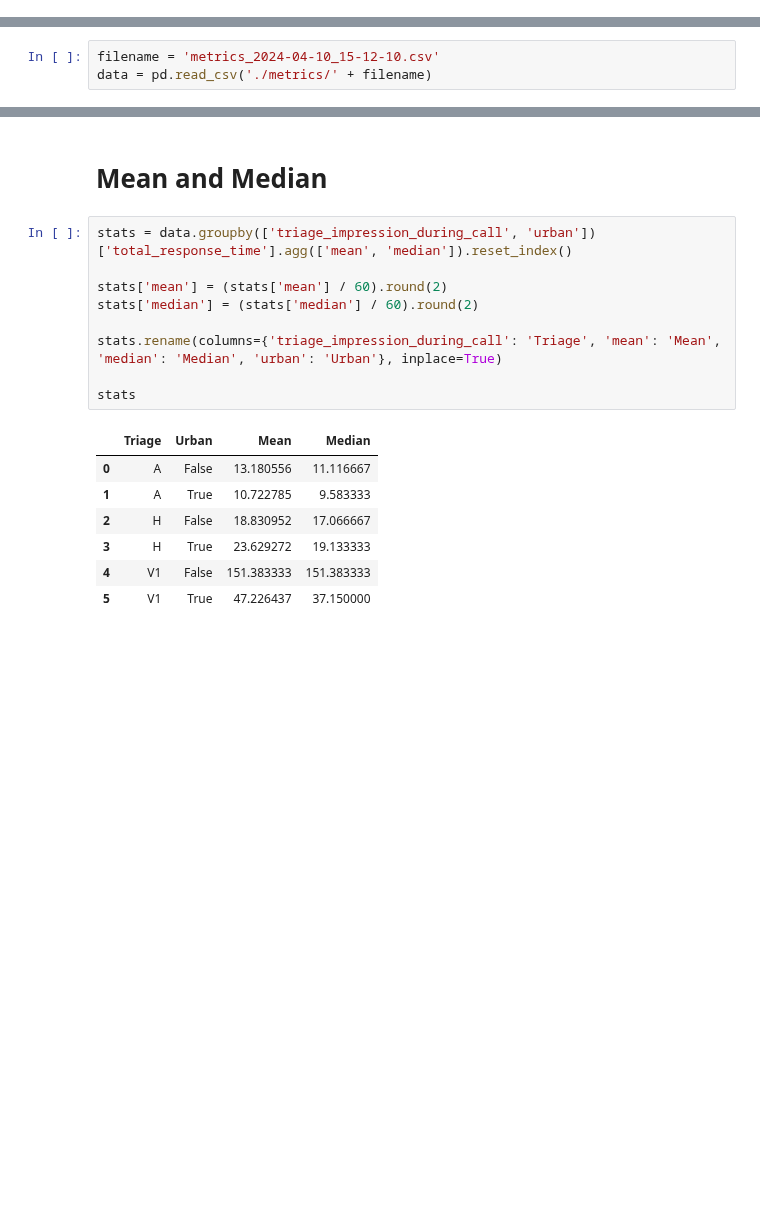
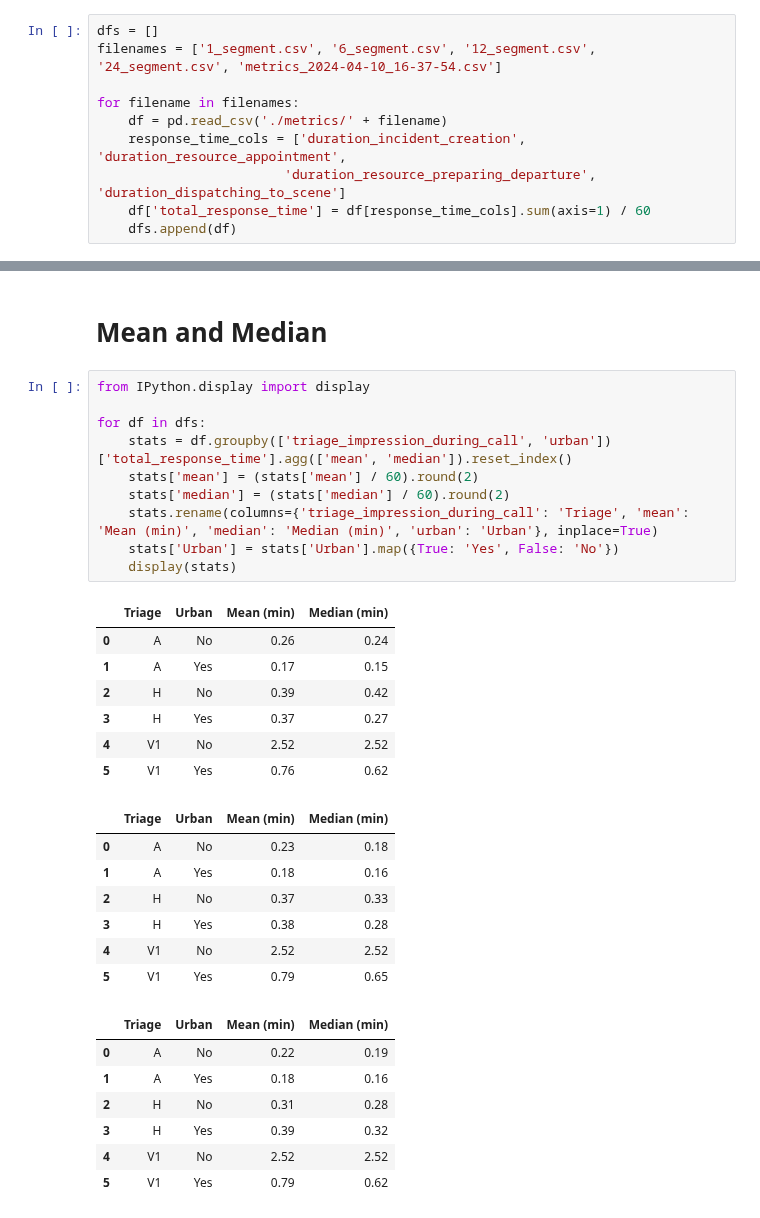
Before and after one commit to Emergency-Optimizers/Data-Processing, a Jupyter notebook: source/simulator_analysis/temp_simulator_analysis.ipynb, the cells around one changed output, grey strips where cells are left out. Cells and saved outputs as stored; diff of their text form; blank space fills up the shorter version.

```diff
--- a/source/simulator_analysis/temp_simulator_analysis.ipynb
+++ b/source/simulator_analysis/temp_simulator_analysis.ipynb
@@ -35,6 +37,13 @@ df = data_loader.enhanced_incidents_df
+# %%
+dfs = []
+filenames = ['1_segment.csv', '6_segment.csv', '12_segment.csv', '24_segment.csv', 'metrics_2024-04-10_16-37-54.csv']
+
+for filename in filenames:
+    df = pd.read_csv('./metrics/' + filename)
+    response_time_cols = ['duration_incident_creation', 'duration_resource_appointment',
+                        'duration_resource_preparing_departure', 'duration_dispatching_to_scene']
+    df['total_response_time'] = df[response_time_cols].sum(axis=1) / 60
+    dfs.append(df)
 # %% [markdown]
 # Response Time Histograms
-# %%
-filename = 'metrics_2024-04-10_15-12-10.csv'
-data = pd.read_csv('./metrics/' + filename)
 # %%
@@ -76,19 +86,34 @@ plt.show()
 # %% [markdown]
 # Mean and Median
 # %%
-stats = data.groupby(['triage_impression_during_call', 'urban'])['total_response_time'].agg(['mean', 'median']).reset_index()
+from IPython.display import display
 
-stats['mean'] = (stats['mean'] / 60).round(2)
-stats['median'] = (stats['median'] / 60).round(2)
-
-stats.rename(columns={'triage_impression_during_call': 'Triage', 'mean': 'Mean', 'median': 'Median', 'urban': 'Urban'}, inplace=True)
-
-stats
+for df in dfs:
+    stats = df.groupby(['triage_impression_during_call', 'urban'])['total_response_time'].agg(['mean', 'median']).reset_index()
+    stats['mean'] = (stats['mean'] / 60).round(2)
+    stats['median'] = (stats['median'] / 60).round(2)
+    stats.rename(columns={'triage_impression_during_call': 'Triage', 'mean': 'Mean (min)', 'median': 'Median (min)', 'urban': 'Urban'}, inplace=True)
+    stats['Urban'] = stats['Urban'].map({True: 'Yes', False: 'No'})
+    display(stats)
 # %% [output]
-|  | Triage | Urban | Mean | Median |
-| 0 | A | False | 13.180556 | 11.116667 |
-| 1 | A | True | 10.722785 | 9.583333 |
-| 2 | H | False | 18.830952 | 17.066667 |
-| 3 | H | True | 23.629272 | 19.133333 |
-| 4 | V1 | False | 151.383333 | 151.383333 |
-| 5 | V1 | True | 47.226437 | 37.150000 |
+|  | Triage | Urban | Mean (min) | Median (min) |
+| 0 | A | No | 0.26 | 0.24 |
+| 1 | A | Yes | 0.17 | 0.15 |
+| 2 | H | No | 0.39 | 0.42 |
+| 3 | H | Yes | 0.37 | 0.27 |
+| 4 | V1 | No | 2.52 | 2.52 |
+| 5 | V1 | Yes | 0.76 | 0.62 |
+|  | Triage | Urban | Mean (min) | Median (min) |
+| 0 | A | No | 0.23 | 0.18 |
+| 1 | A | Yes | 0.18 | 0.16 |
+| 2 | H | No | 0.37 | 0.33 |
+| 3 | H | Yes | 0.38 | 0.28 |
+| 4 | V1 | No | 2.52 | 2.52 |
+| 5 | V1 | Yes | 0.79 | 0.65 |
+|  | Triage | Urban | Mean (min) | Median (min) |
+| 0 | A | No | 0.22 | 0.19 |
+| 1 | A | Yes | 0.18 | 0.16 |
+| 2 | H | No | 0.31 | 0.28 |
+| 3 | H | Yes | 0.39 | 0.32 |
+| 4 | V1 | No | 2.52 | 2.52 |
+| 5 | V1 | Yes | 0.79 | 0.62 |
```
Also changed, not shown: parts of 12 cells of this notebook, 5 other files.
